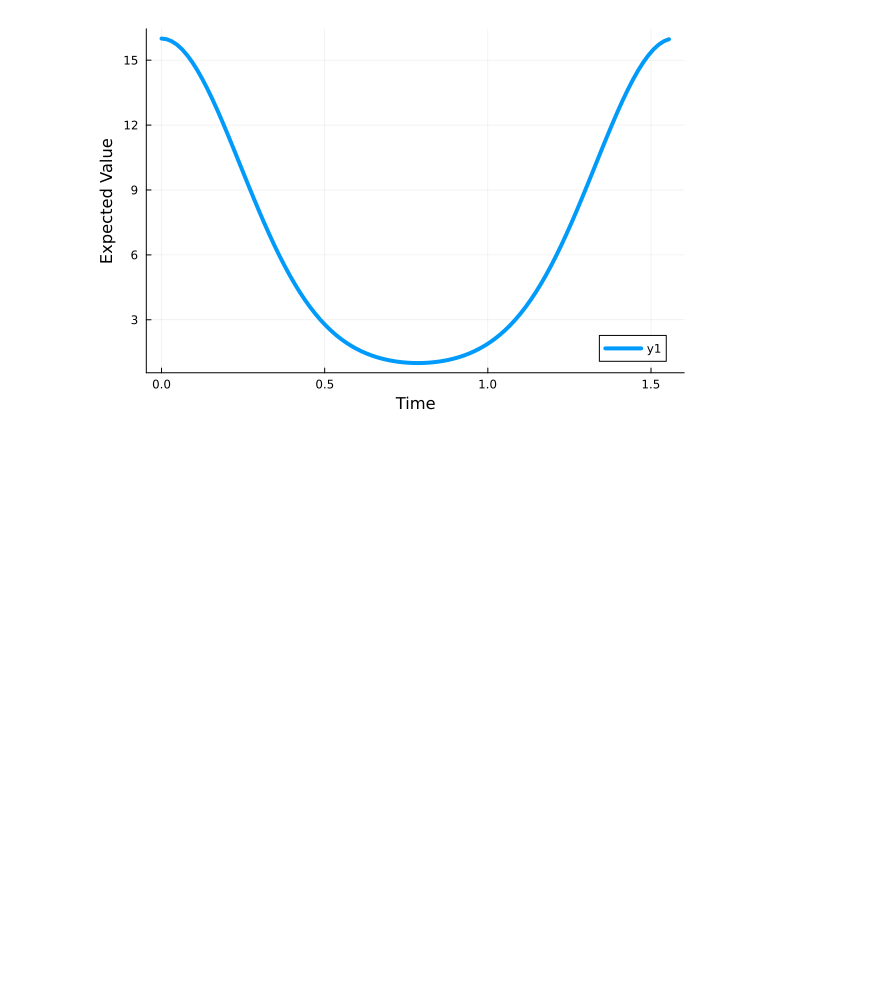
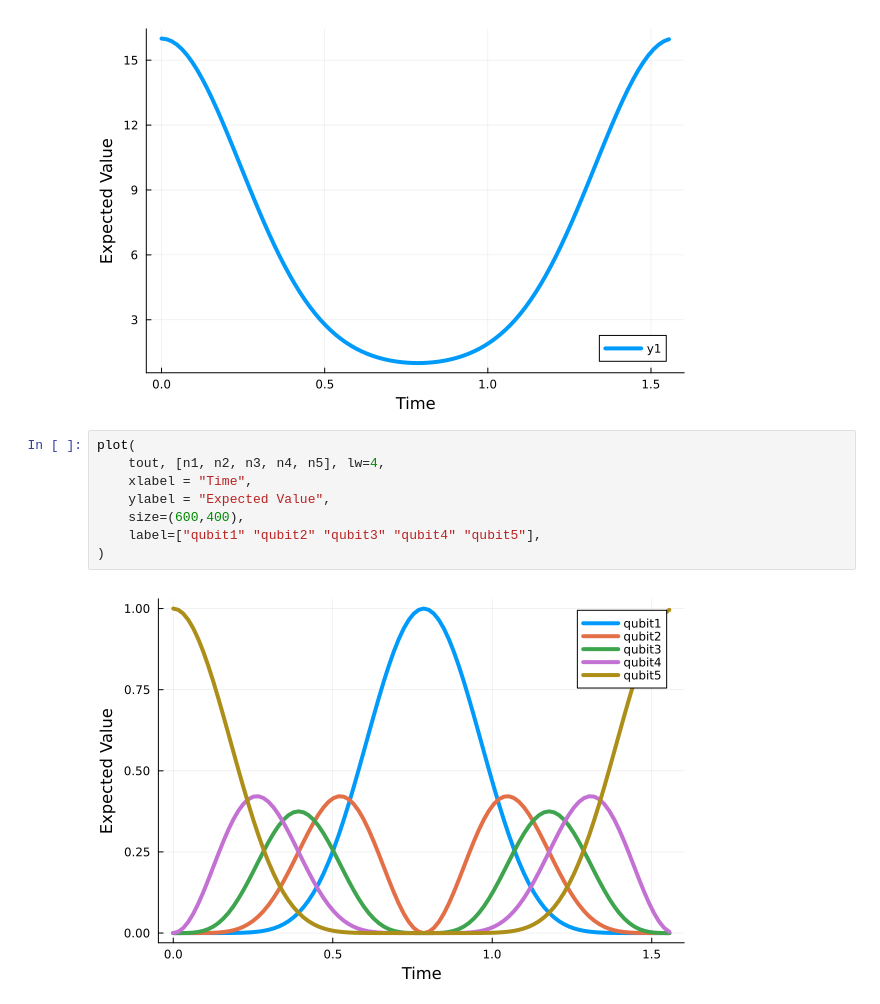
Before and after one commit to FelixXu35/Public_Projects, a Jupyter notebook: Julia_evolution.ipynb, the cells around one changed output. Cells and saved outputs as stored; diff of their text form; blank space fills up the shorter version.

```diff
--- a/Julia_evolution.ipynb
+++ b/Julia_evolution.ipynb
@@ -40,3 +40,13 @@ plot(
 )
 # %% [output]
 [figure]
+# %%
+plot(
+    tout, [n1, n2, n3, n4, n5], lw=4,
+    xlabel = "Time",
+    ylabel = "Expected Value",
+    size=(600,400),
+    label=["qubit1" "qubit2" "qubit3" "qubit4" "qubit5"],
+)
+# %% [output]
+[figure, added]
```
